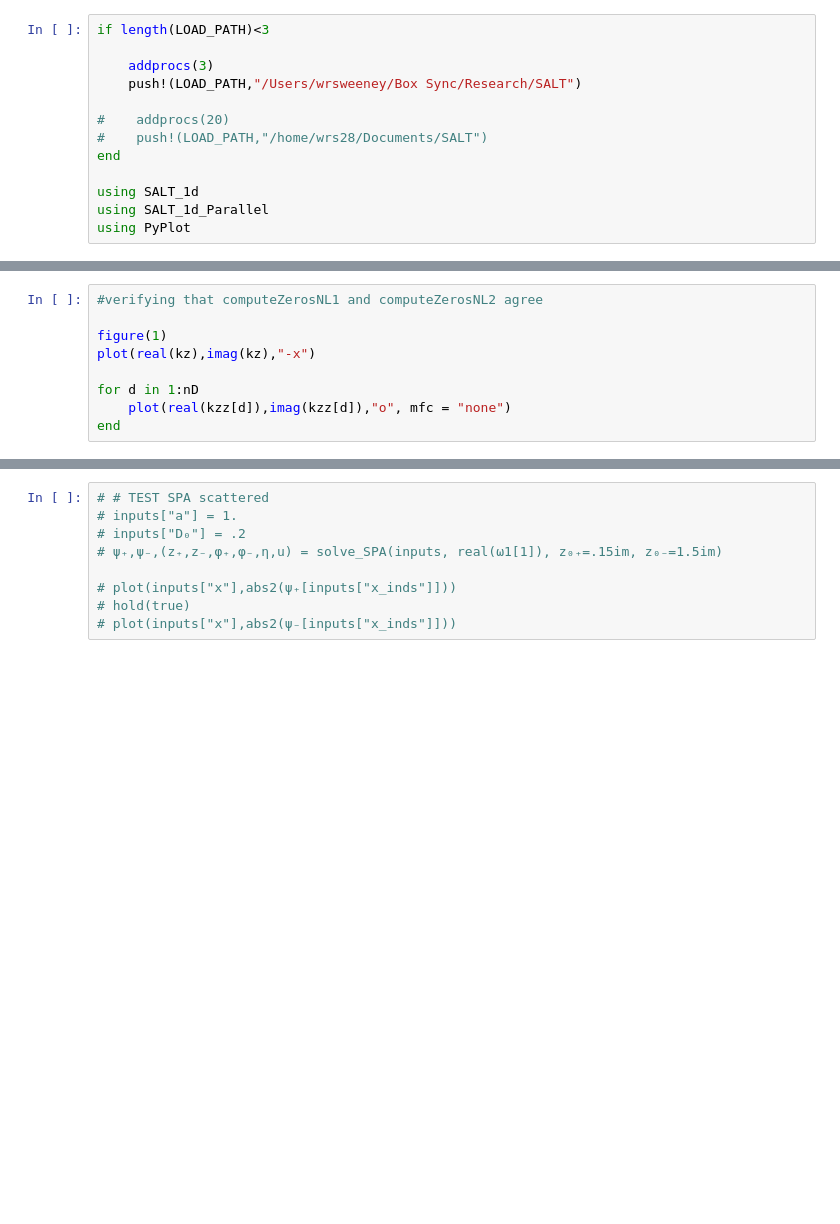
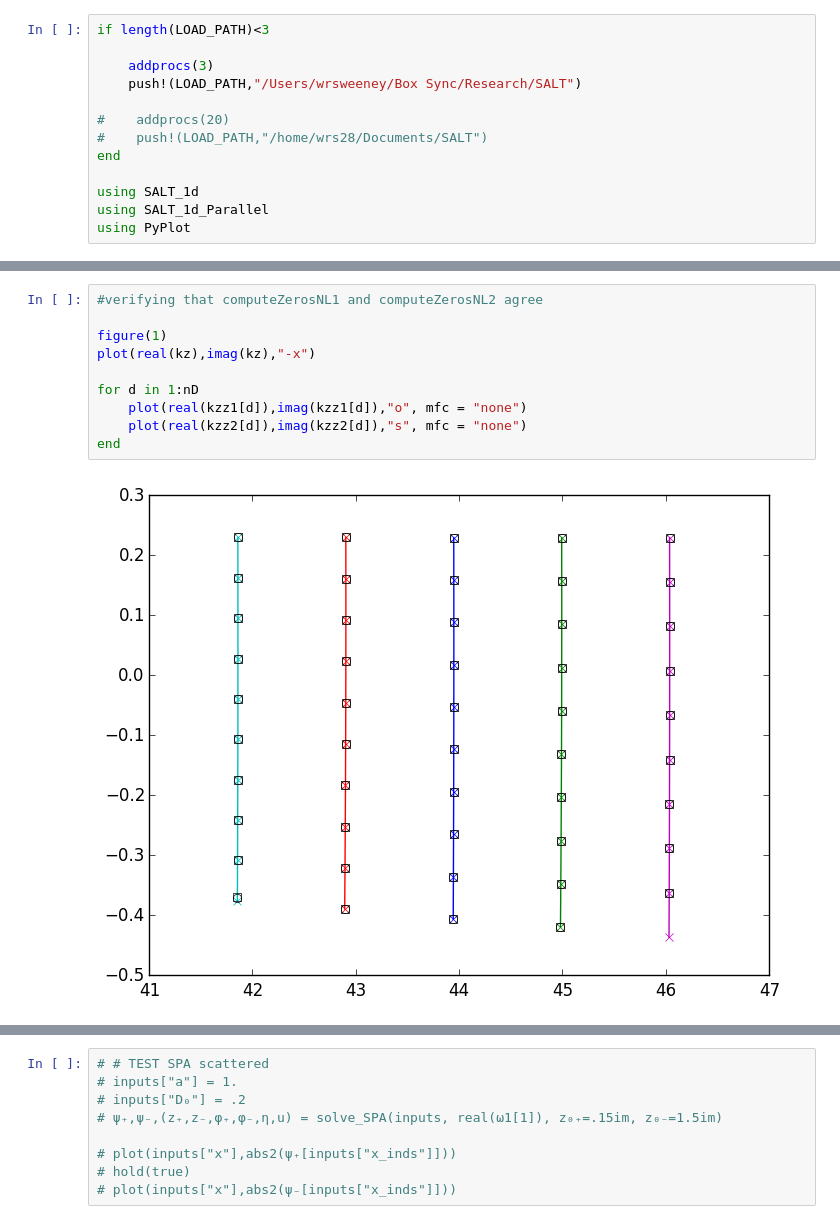
Before and after one commit to wrs28/SALT_1d, a Jupyter notebook: SALT_TEST_1D.ipynb, the cells around one changed output, grey strips where cells are left out. Drawn from its saved outputs; the diff is of its cells as text; blank space fills up the shorter version.

```diff
--- a/SALT_TEST_1D.ipynb
+++ b/SALT_TEST_1D.ipynb
@@ -247,12 +313,15 @@ end
 # %%
 #verifying that computeZerosNL1 and computeZerosNL2 agree
 
 figure(1)
 plot(real(kz),imag(kz),"-x")
 
 for d in 1:nD
-    plot(real(kzz[d]),imag(kzz[d]),"o", mfc = "none")
+    plot(real(kzz1[d]),imag(kzz1[d]),"o", mfc = "none")
+    plot(real(kzz2[d]),imag(kzz2[d]),"s", mfc = "none")
 end
+# %% [output]
+[figure, added]
 # %%
 #verify solve_scattered linear
 
```
Also changed, not shown: parts of 25 cells of this notebook, 3 other files.
